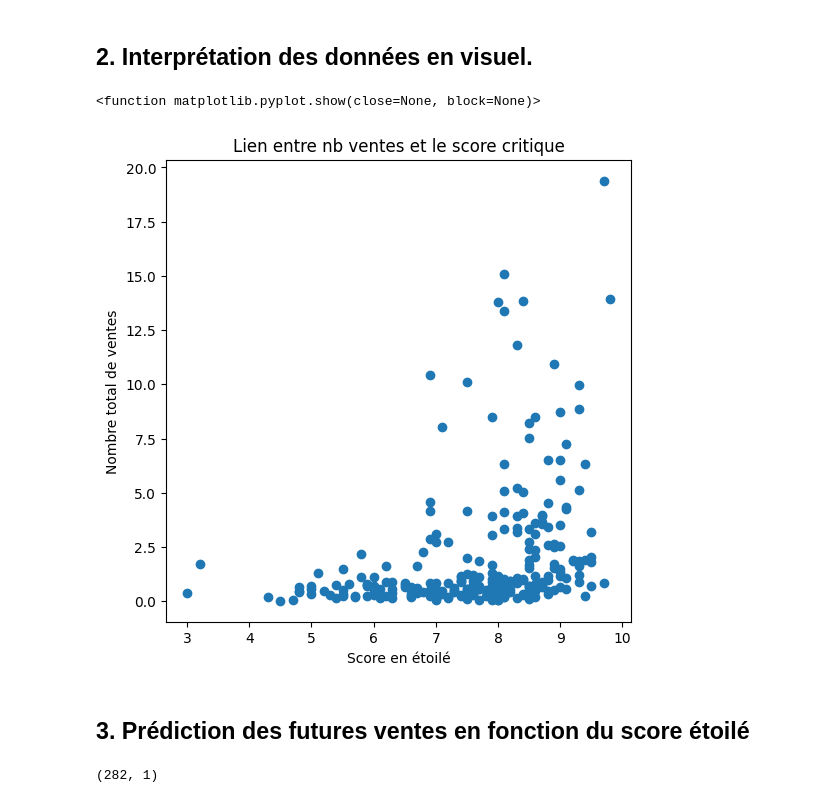
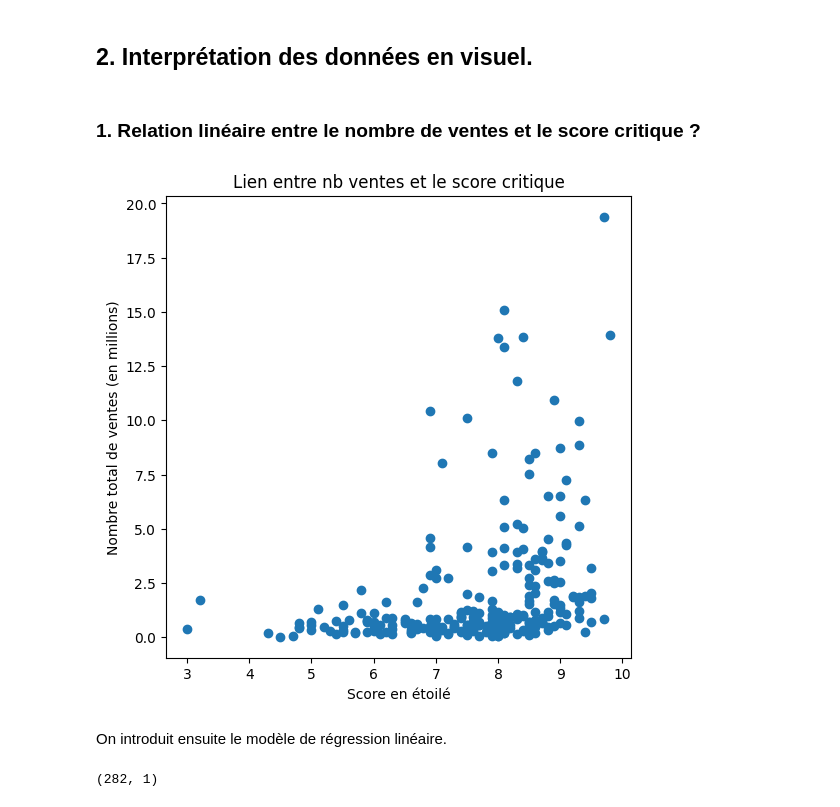
Before and after one commit to Sikoso774/vg_sales_2024, a Jupyter notebook: vg-sales.ipynb, the cells around one changed output. Saved outputs shown, nothing was run; the diff lists cells and outputs as text; code cells hidden in the pictures.

```diff
--- a/vg-sales.ipynb
+++ b/vg-sales.ipynb
@@ -92,22 +92,23 @@ data["total_sales"].head()
 Name: total_sales, dtype: float64
 # %% [markdown]
 ## 2. Interprétation des données en visuel.
+# %% [markdown]
+### 1. Relation linéaire entre le nombre de ventes et le score critique ?
 # %%
 import matplotlib.pyplot as plt
 # %%
 X = pd.Series(data["critic_score"])
 y = pd.Series(data["total_sales"])
 plt.figure(figsize=(6, 6))
 plt.scatter(X, y)
 plt.title("Lien entre nb ventes et le score critique")
 plt.xlabel("Score en étoilé")
-plt.ylabel("Nombre total de ventes")
+plt.ylabel("Nombre total de ventes (en millions)")
 plt.show()
 # %% [output]
-<function matplotlib.pyplot.show(close=None, block=None)>
-[figure, old version]
+[figure, new version]
 # %% [markdown]
-## 3. Prédiction des futures ventes en fonction du score étoilé
+On introduit ensuite le modèle de régression linéaire.
 # %%
 from sklearn.linear_model import LinearRegression
 # %%
```
Also changed, not shown: parts of 11 cells of this notebook, 3 other files.
